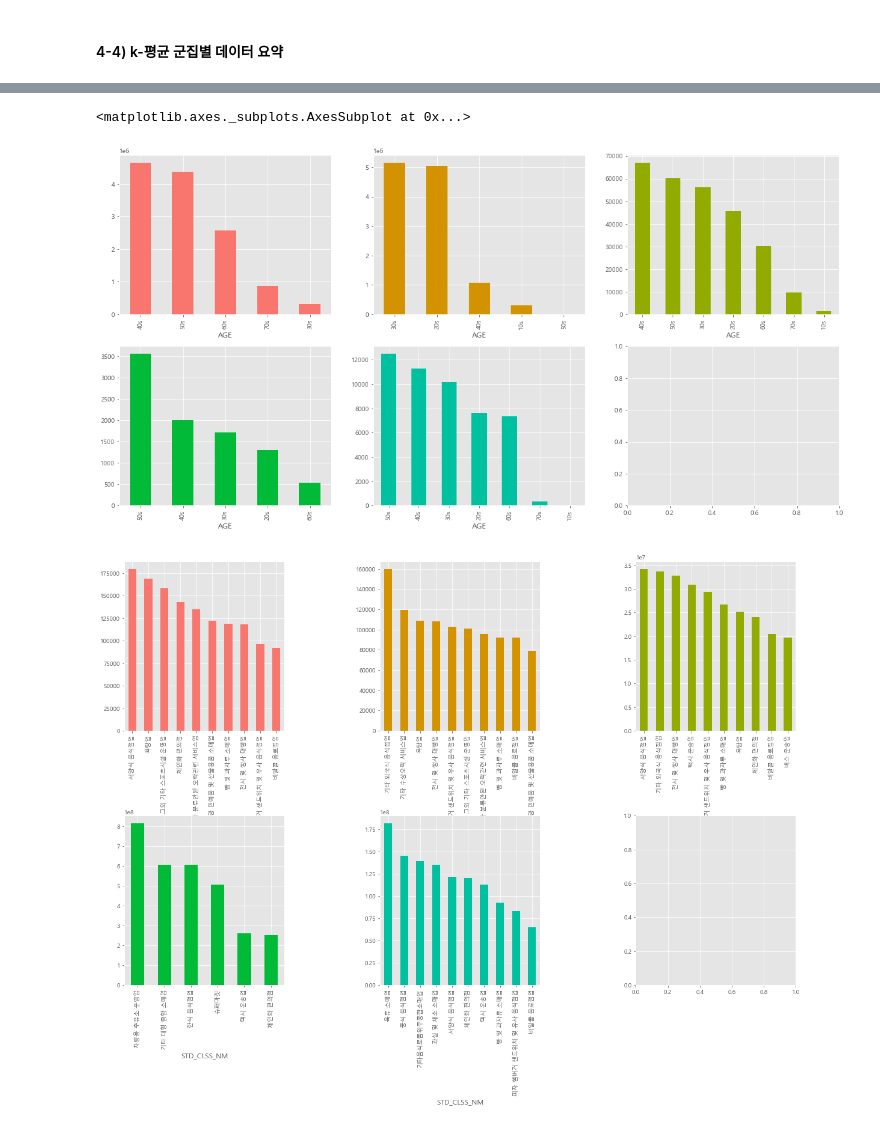
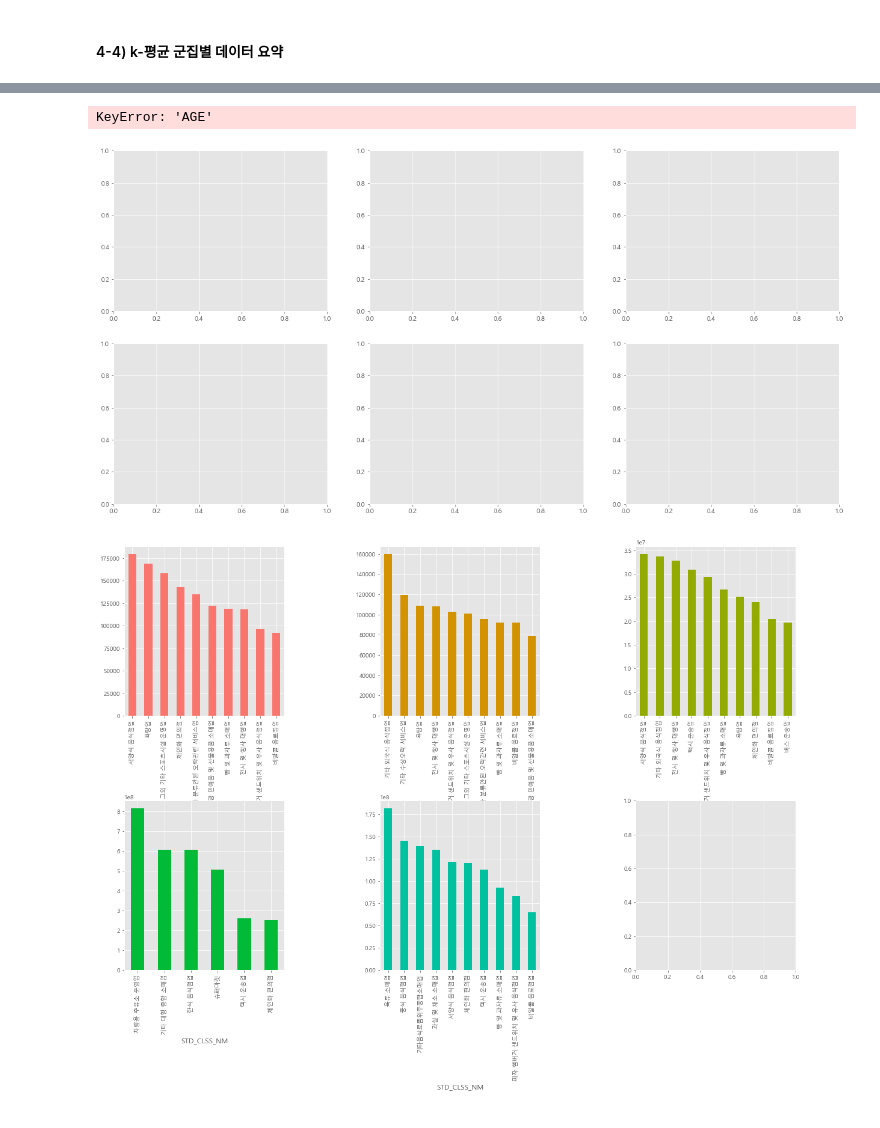
Before and after one commit to Hinterhalter/Jeju-Card-Use-Predict, a Jupyter notebook: Cluster.ipynb, the cells around one changed output, grey strips where cells are left out. Cells and saved outputs as stored; diff of their text form; code cells hidden in the pictures.

```diff
--- a/Cluster.ipynb
+++ b/Cluster.ipynb
@@ -85,8 +67,8 @@ X_list = list(df.columns)
 scaler = StandardScaler()
 # 목표변수 y를 trip_total로 설정
 
-df_raw_x = scaler.fit_transform(df[X_list])
-#df_raw_y = scaler.fit_transform(df[['AMT']])
+new_df_x = scaler.fit_transform(df[X_list])
+#new_df_y = scaler.fit_transform(df[['AMT']])
 # %% [markdown]
 ## k-평균 군집분석
 # %% [markdown]
@@ -98,7 +80,7 @@ cluster_range = [i+1 for i in range(n_iter_cluster)]
 clus_error = []
 for v_n_clus in cluster_range :
     clus = KMeans(v_n_clus)
-    clus.fit(df_raw_x)
+    clus.fit(new_df_x)
     # 각 데이터로 부터 가장 가까운 군집 중심점까지 거리 제곱합
     clus_error.append(clus.inertia_)
 ds_error = pd.DataFrame({'NumberofCluster' : cluster_range,
@@ -125,8 +107,8 @@ Text(0, 0.5, 'Sum of squared distance')
 # %% [markdown]
 #### 4-3) k-평균 군집 번호 생성
 # %%
-clus = KMeans(5)
-clus.fit(df_raw_x)
+clus = KMeans(n_iter_cluster)
+clus.fit(new_df_x)
 cluster_kmeans = [i+1 for i in clus.labels_]
 new_df['ClusterKmeans'] = cluster_kmeans
 new_df.head()
@@ -220,12 +227,12 @@ new_df.groupby('ClusterKmeans')['AMT'].median().plot(kind='bar')
 # %%
 fig, ax = plt.subplots(nrows=2, ncols=3, figsize=(20,10))
-df_raw[df_raw['ClusterKmeans']==1].groupby(['AGE'])['AGE'].count().sort_values(ascending=False).plot(kind='bar',ax=ax[0,0], color=color_pal[0])
-df_raw[df_raw['ClusterKmeans']==2].groupby(['AGE'])['AGE'].count().sort_values(ascending=False).plot(kind='bar',ax=ax[0,1], color=color_pal[1])
-df_raw[df_raw['ClusterKmeans']==3].groupby(['AGE'])['AGE'].count().sort_values(ascending=False).plot(kind='bar',ax=ax[0,2], color=color_pal[2])
-df_raw[df_raw['ClusterKmeans']==4].groupby(['AGE'])['AGE'].count().sort_values(ascending=False).plot(kind='bar',ax=ax[1,0], color=color_pal[3])
-df_raw[df_raw['ClusterKmeans']==5].groupby(['AGE'])['AGE'].count().sort_values(ascending=False).plot(kind='bar',ax=ax[1,1], color=color_pal[4])
+new_df[new_df['ClusterKmeans']==1].groupby(['AGE'])['AGE'].count().sort_values(ascending=False).plot(kind='bar',ax=ax[0,0], color=color_pal[0])
+new_df[new_df['ClusterKmeans']==2].groupby(['AGE'])['AGE'].count().sort_values(ascending=False).plot(kind='bar',ax=ax[0,1], color=color_pal[1])
+new_df[new_df['ClusterKmeans']==3].groupby(['AGE'])['AGE'].count().sort_values(ascending=False).plot(kind='bar',ax=ax[0,2], color=color_pal[2])
+new_df[new_df['ClusterKmeans']==4].groupby(['AGE'])['AGE'].count().sort_values(ascending=False).plot(kind='bar',ax=ax[1,0], color=color_pal[3])
+new_df[new_df['ClusterKmeans']==5].groupby(['AGE'])['AGE'].count().sort_values(ascending=False).plot(kind='bar',ax=ax[1,1], color=color_pal[4])
 # %% [output]
-<matplotlib.axes._subplots.AxesSubplot at 0x...>
+KeyError: 'AGE'
-[figure, old version]
+[figure, new version]
 # %%
 fig, ax = plt.subplots(nrows=2, ncols=3, figsize=(20,10))
```
Also changed, not shown: parts of 32 cells of this notebook, 4 other files.
